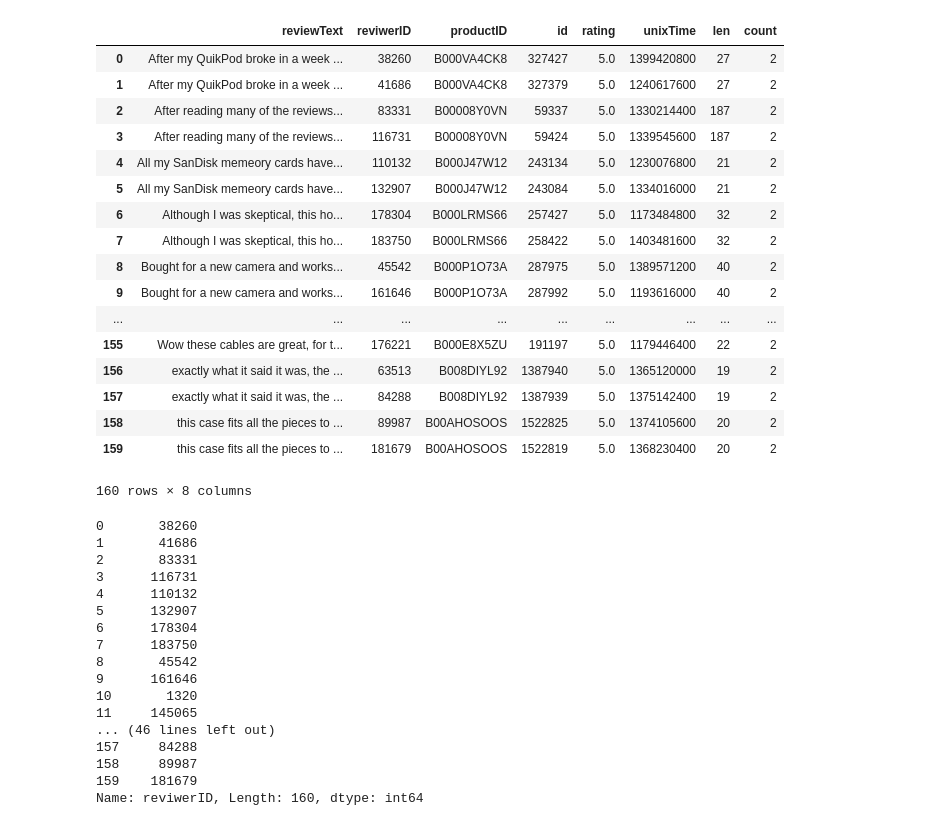
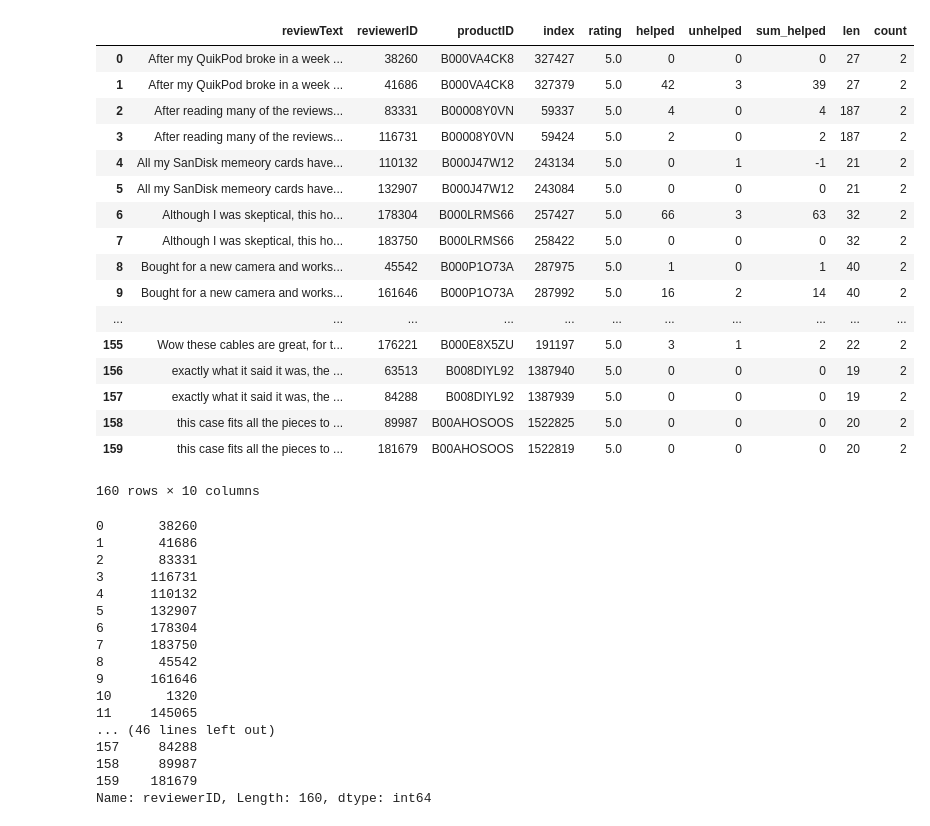
Before and after one commit to PattarapornH/mining-project, a Jupyter notebook: spam_detection.ipynb, the cells around one changed output. Cells and saved outputs as stored; diff of their text form; code cells hidden in the pictures.

```diff
--- a/spam_detection.ipynb
+++ b/spam_detection.ipynb
@@ -69,30 +69,30 @@ df
 # %%
 df = df[df['count'] > 1]
-df = df.groupby(['reviewText', 'reviwerID',  'productID']).sum()
+df = df.groupby(['reviewText', 'reviewerID',  'productID']).sum()
 df = df.reset_index()
 df
 # df['reviwerID'].unique().shape
 # %% [output]
-|  | reviewText | reviwerID | productID | id | rating | unixTime | len | count |
-| 0 | After my QuikPod broke in a week ... | 38260 | B000VA4CK8 | 327427 | 5.0 | 1399420800 | 27 | 2 |
-| 1 | After my QuikPod broke in a week ... | 41686 | B000VA4CK8 | 327379 | 5.0 | 1240617600 | 27 | 2 |
-| 2 | After reading many of the reviews... | 83331 | B00008Y0VN | 59337 | 5.0 | 1330214400 | 187 | 2 |
-| 3 | After reading many of the reviews... | 116731 | B00008Y0VN | 59424 | 5.0 | 1339545600 | 187 | 2 |
-| 4 | All my SanDisk memeory cards have... | 110132 | B000J47W12 | 243134 | 5.0 | 1230076800 | 21 | 2 |
-| 5 | All my SanDisk memeory cards have... | 132907 | B000J47W12 | 243084 | 5.0 | 1334016000 | 21 | 2 |
-| 6 | Although I was skeptical, this ho... | 178304 | B000LRMS66 | 257427 | 5.0 | 1173484800 | 32 | 2 |
-| 7 | Although I was skeptical, this ho... | 183750 | B000LRMS66 | 258422 | 5.0 | 1403481600 | 32 | 2 |
-| 8 | Bought for a new camera and works... | 45542 | B000P1O73A | 287975 | 5.0 | 1389571200 | 40 | 2 |
-| 9 | Bought for a new camera and works... | 161646 | B000P1O73A | 287992 | 5.0 | 1193616000 | 40 | 2 |
-| ... | ... | ... | ... | ... | ... | ... | ... | ... |
-| 155 | Wow these cables are great, for t... | 176221 | B000E8X5ZU | 191197 | 5.0 | 1179446400 | 22 | 2 |
-| 156 | exactly what it said it was, the ... | 63513 | B008DIYL92 | 1387940 | 5.0 | 1365120000 | 19 | 2 |
-| 157 | exactly what it said it was, the ... | 84288 | B008DIYL92 | 1387939 | 5.0 | 1375142400 | 19 | 2 |
-| 158 | this case fits all the pieces to ... | 89987 | B00AHOSOOS | 1522825 | 5.0 | 1374105600 | 20 | 2 |
-| 159 | this case fits all the pieces to ... | 181679 | B00AHOSOOS | 1522819 | 5.0 | 1368230400 | 20 | 2 |
+|  | reviewText | reviewerID | productID | index | rating | helped | unhelped | sum_helped | len | count |
+| 0 | After my QuikPod broke in a week ... | 38260 | B000VA4CK8 | 327427 | 5.0 | 0 | 0 | 0 | 27 | 2 |
+| 1 | After my QuikPod broke in a week ... | 41686 | B000VA4CK8 | 327379 | 5.0 | 42 | 3 | 39 | 27 | 2 |
+| 2 | After reading many of the reviews... | 83331 | B00008Y0VN | 59337 | 5.0 | 4 | 0 | 4 | 187 | 2 |
+| 3 | After reading many of the reviews... | 116731 | B00008Y0VN | 59424 | 5.0 | 2 | 0 | 2 | 187 | 2 |
+| 4 | All my SanDisk memeory cards have... | 110132 | B000J47W12 | 243134 | 5.0 | 0 | 1 | -1 | 21 | 2 |
+| 5 | All my SanDisk memeory cards have... | 132907 | B000J47W12 | 243084 | 5.0 | 0 | 0 | 0 | 21 | 2 |
+| 6 | Although I was skeptical, this ho... | 178304 | B000LRMS66 | 257427 | 5.0 | 66 | 3 | 63 | 32 | 2 |
+| 7 | Although I was skeptical, this ho... | 183750 | B000LRMS66 | 258422 | 5.0 | 0 | 0 | 0 | 32 | 2 |
+| 8 | Bought for a new camera and works... | 45542 | B000P1O73A | 287975 | 5.0 | 1 | 0 | 1 | 40 | 2 |
+| 9 | Bought for a new camera and works... | 161646 | B000P1O73A | 287992 | 5.0 | 16 | 2 | 14 | 40 | 2 |
+| ... | ... | ... | ... | ... | ... | ... | ... | ... | ... | ... |
+| 155 | Wow these cables are great, for t... | 176221 | B000E8X5ZU | 191197 | 5.0 | 3 | 1 | 2 | 22 | 2 |
+| 156 | exactly what it said it was, the ... | 63513 | B008DIYL92 | 1387940 | 5.0 | 0 | 0 | 0 | 19 | 2 |
+| 157 | exactly what it said it was, the ... | 84288 | B008DIYL92 | 1387939 | 5.0 | 0 | 0 | 0 | 19 | 2 |
+| 158 | this case fits all the pieces to ... | 89987 | B00AHOSOOS | 1522825 | 5.0 | 0 | 0 | 0 | 20 | 2 |
+| 159 | this case fits all the pieces to ... | 181679 | B00AHOSOOS | 1522819 | 5.0 | 0 | 0 | 0 | 20 | 2 |
-160 rows × 8 columns
+160 rows × 10 columns
 # %%
-df['reviwerID']
+df['reviewerID']
 # %% [output]
 0       38260
 1       41686
@@ -110,4 +110,4 @@ df['reviwerID']
 157     84288
 158     89987
 159    181679
-Name: reviwerID, Length: 160, dtype: int64
+Name: reviewerID, Length: 160, dtype: int64
```
Also changed, not shown: parts of 6 cells of this notebook.
